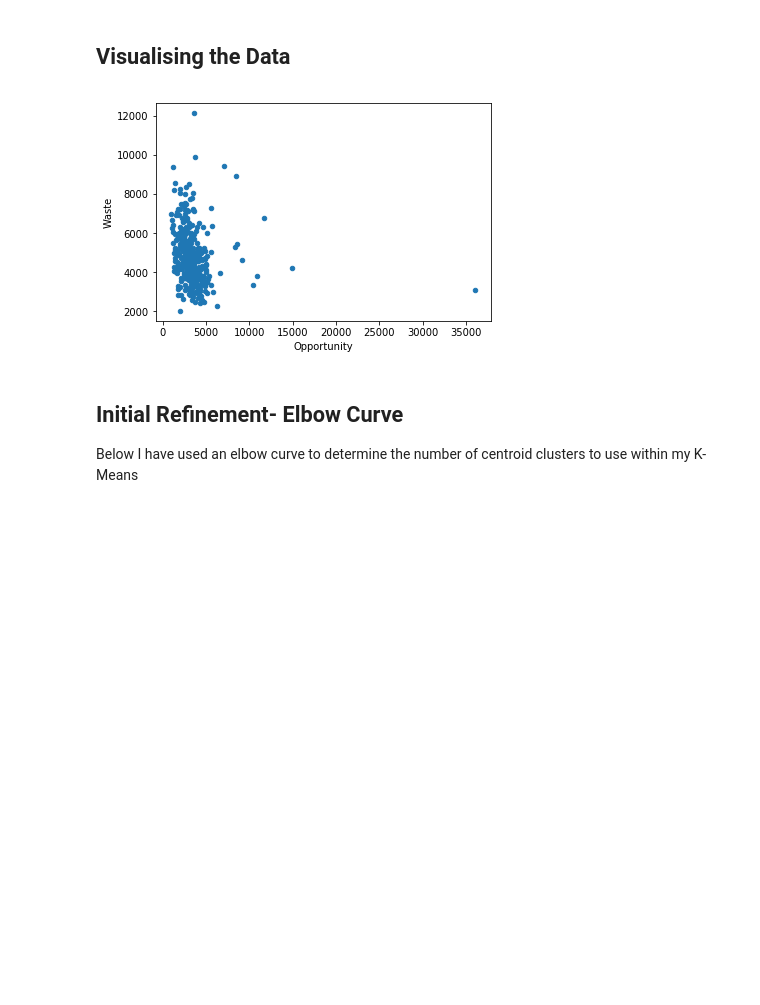
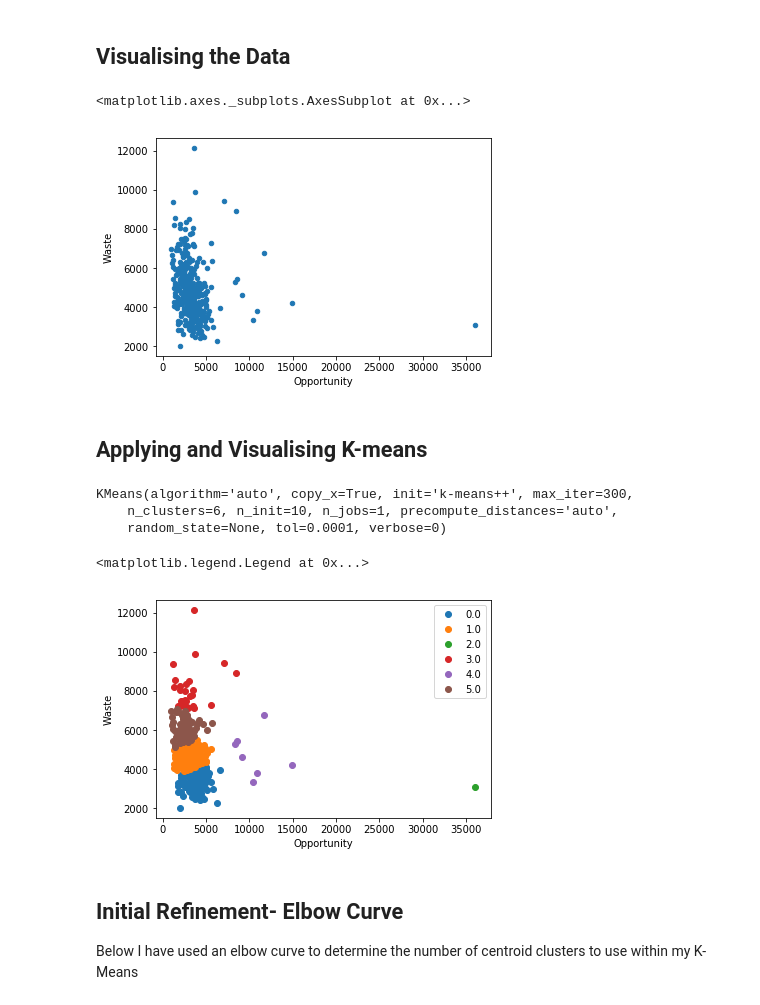
Before and after one commit to paulloughlin/Data-Fellowship-Decoded, a Jupyter notebook: Clustering Analysis.ipynb, the cells around one changed output. Drawn from its saved outputs; the diff is of its cells as text; code cells hidden in the pictures; blank space fills up the shorter version.

```diff
--- a/Clustering Analysis.ipynb
+++ b/Clustering Analysis.ipynb
@@ -97,7 +116,16 @@ I am not satisfied with the format of the date which is currently stored as an i
 # %% [markdown]
 ## Visualising the Data
 # %%
-contents.plot.scatter(x ='Opportunity', y ='Waste')
-labels = {'Date'}
+DF.plot.scatter(x ='Opportunity', y ='Waste')
 # %% [output]
+<matplotlib.axes._subplots.AxesSubplot at 0x...>
 [figure]
+# %% [markdown]
+## Applying and Visualising K-means
+# %%
+model = KMeans(n_clusters=6)
+model.fit(scale(DF))
+# %% [output]
+KMeans(algorithm='auto', copy_x=True, init='k-means++', max_iter=300,
+    n_clusters=6, n_init=10, n_jobs=1, precompute_distances='auto',
+    random_state=None, tol=0.0001, verbose=0)
@@ -104,3 +145,18 @@ labels = {'Date'}
+# %%
+groups=DF.groupby('cluster')
+
+#Plot the clusters!
+fig, ax = plt.subplots()
+for name, group in groups:
+    ax.plot(group.Opportunity, group.Waste, marker='o', linestyle='', label=name)
+
+# Add axis labels appropriately
+plt.xlabel('Opportunity')
+plt.ylabel('Waste')
+ax.legend()
+# %% [output]
+<matplotlib.legend.Legend at 0x...>
+[figure, added]
 # %% [markdown]
 ## Initial Refinement- Elbow Curve
 
```
Also changed, not shown: parts of 18 cells of this notebook.
